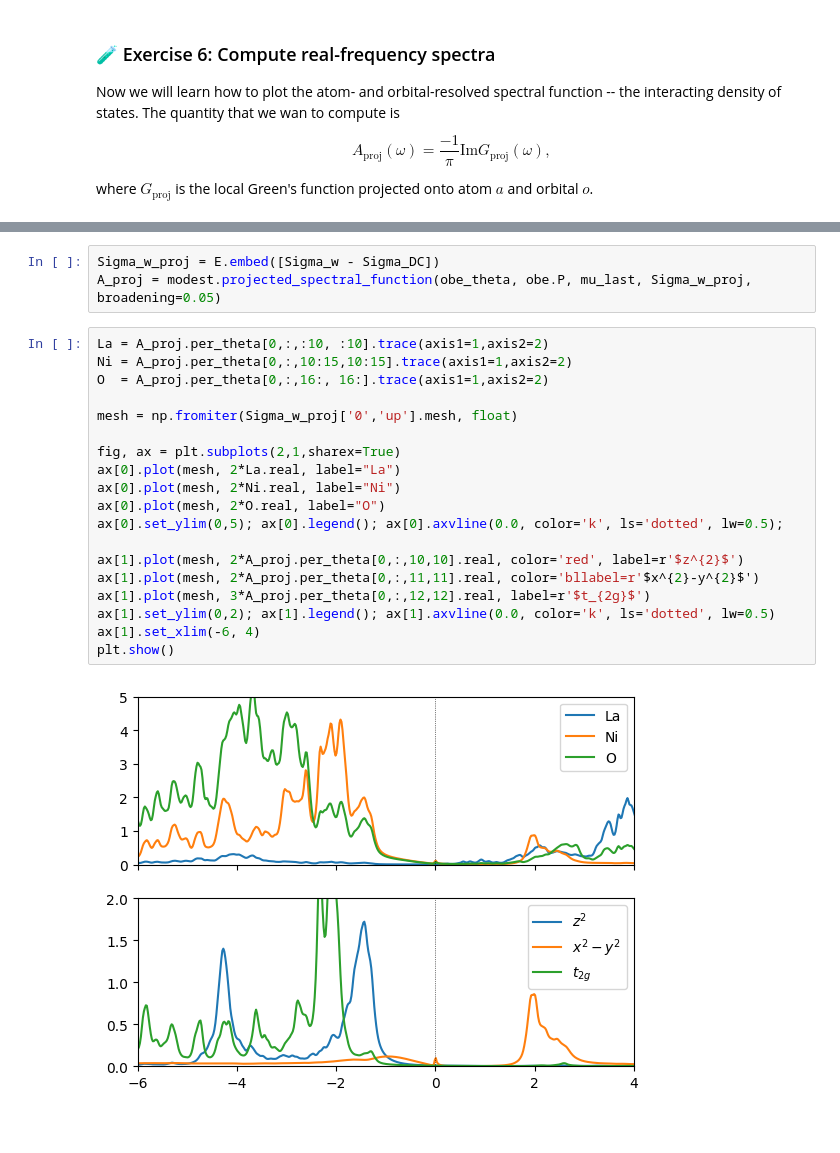
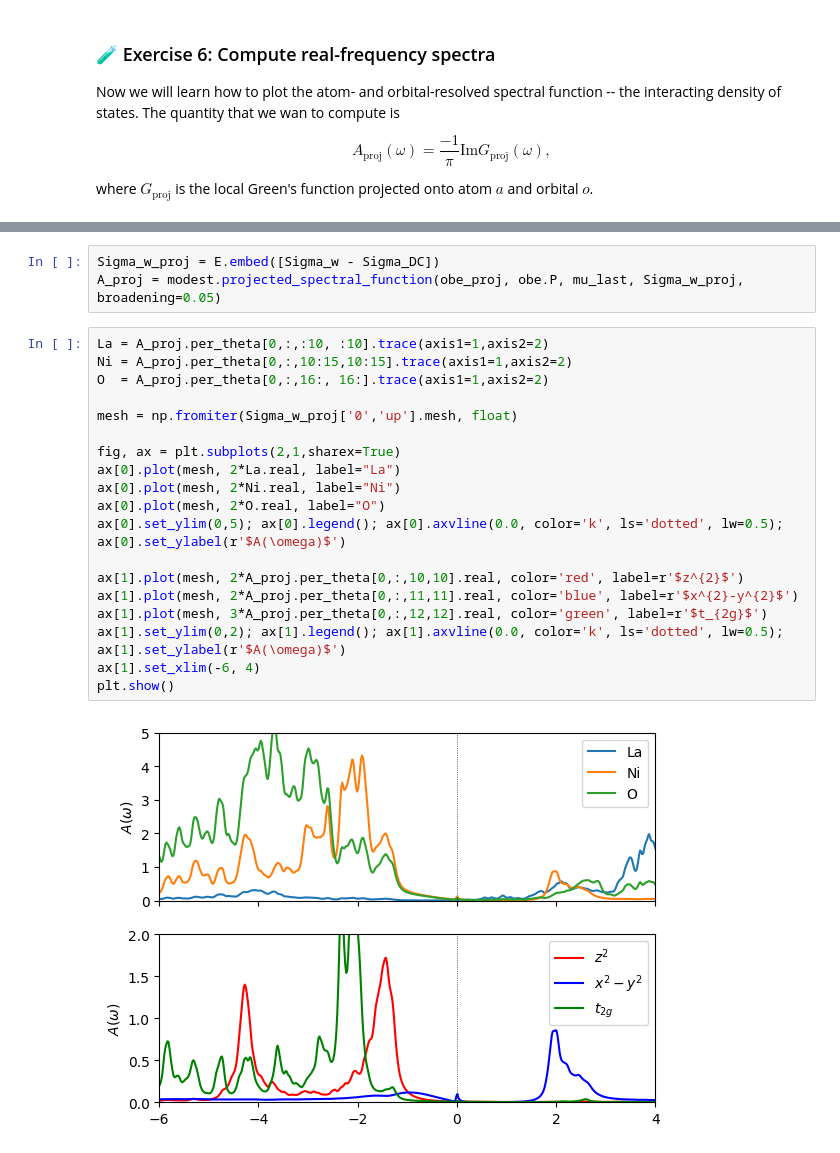
Before and after one commit to harrisonlabollita/TRIQS-tutorials, a Jupyter notebook: ModEST-DMFT/05s-la2cuo4.ipynb, the cells around one changed output, grey strips where cells are left out. Drawn from its saved outputs; the diff is of its cells as text.

```diff
--- a/ModEST-DMFT/05s-la2cuo4.ipynb
+++ b/ModEST-DMFT/05s-la2cuo4.ipynb
@@ -373,25 +389,25 @@ One body elements representing a downfolding from (restricted) Bloch 𝓑 to Cor
       Number of rotations per op: 7
 # %%
 Sigma_w_proj = E.embed([Sigma_w - Sigma_DC])
-A_proj = modest.projected_spectral_function(obe_theta, obe.P, mu_last, Sigma_w_proj, broadening=0.05)
+A_proj = modest.projected_spectral_function(obe_proj, obe.P, mu_last, Sigma_w_proj, broadening=0.05)
 # %%
 La = A_proj.per_theta[0,:,:10, :10].trace(axis1=1,axis2=2)
 Ni = A_proj.per_theta[0,:,10:15,10:15].trace(axis1=1,axis2=2)
 O  = A_proj.per_theta[0,:,16:, 16:].trace(axis1=1,axis2=2)
 
 mesh = np.fromiter(Sigma_w_proj['0','up'].mesh, float)
 
 fig, ax = plt.subplots(2,1,sharex=True)
 ax[0].plot(mesh, 2*La.real, label="La")
 ax[0].plot(mesh, 2*Ni.real, label="Ni")
 ax[0].plot(mesh, 2*O.real, label="O")
-ax[0].set_ylim(0,5); ax[0].legend(); ax[0].axvline(0.0, color='k', ls='dotted', lw=0.5);
+ax[0].set_ylim(0,5); ax[0].legend(); ax[0].axvline(0.0, color='k', ls='dotted', lw=0.5); ax[0].set_ylabel(r'$A(\omega)$')
 
 ax[1].plot(mesh, 2*A_proj.per_theta[0,:,10,10].real, color='red', label=r'$z^{2}$')
-ax[1].plot(mesh, 2*A_proj.per_theta[0,:,11,11].real, color='bllabel=r'$x^{2}-y^{2}$')
-ax[1].plot(mesh, 3*A_proj.per_theta[0,:,12,12].real, label=r'$t_{2g}$')
-ax[1].set_ylim(0,2); ax[1].legend(); ax[1].axvline(0.0, color='k', ls='dotted', lw=0.5)
+ax[1].plot(mesh, 2*A_proj.per_theta[0,:,11,11].real, color='blue', label=r'$x^{2}-y^{2}$')
+ax[1].plot(mesh, 3*A_proj.per_theta[0,:,12,12].real, color='green', label=r'$t_{2g}$')
+ax[1].set_ylim(0,2); ax[1].legend(); ax[1].axvline(0.0, color='k', ls='dotted', lw=0.5); ax[1].set_ylabel(r'$A(\omega)$')
 ax[1].set_xlim(-6, 4)
 plt.show()
 # %% [output]
-[figure, old version]
+[figure, new version]
```
Also changed, not shown: parts of 5 cells of this notebook.
